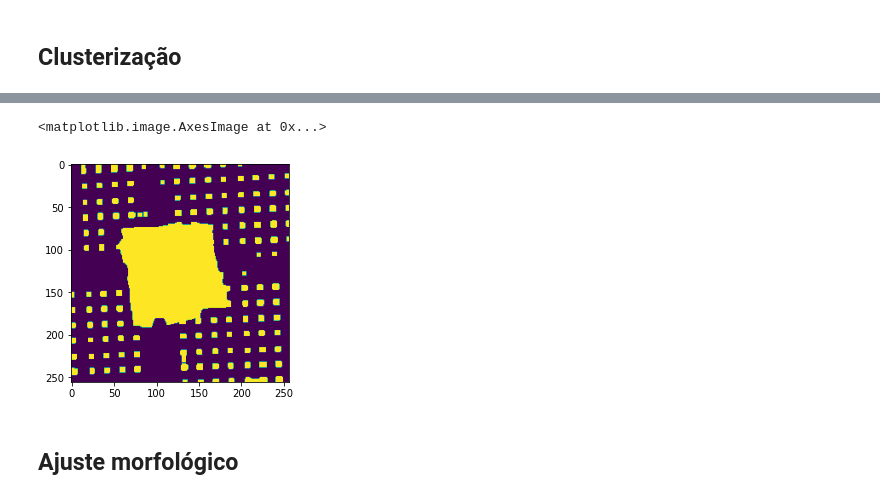
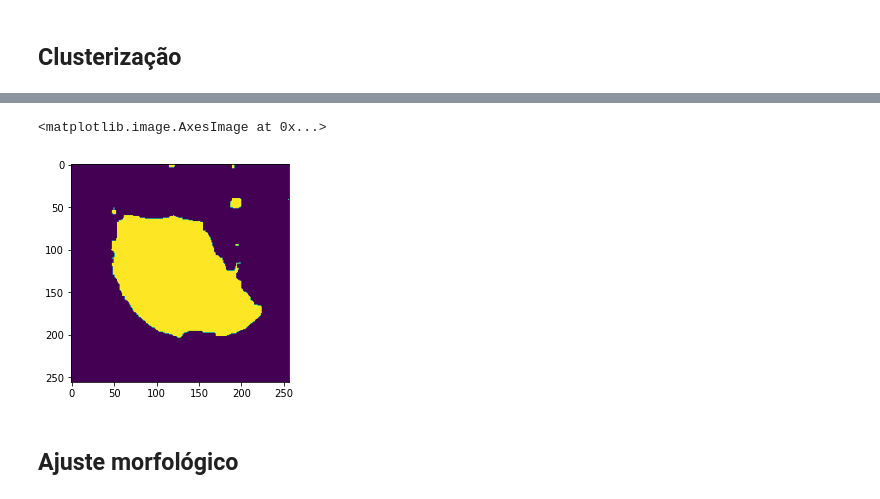
Before and after one commit to JairoSSantos/PAC-project, a Jupyter notebook: cnn/seg_tests.ipynb, the cells around one changed output, grey strips where cells are left out. Cells and saved outputs as stored; diff of their text form; code cells hidden in the pictures.

```diff
--- a/cnn/seg_tests.ipynb
+++ b/cnn/seg_tests.ipynb
@@ -194,0 +186,15 @@ axs[5].imshow(ndimage.maximum_filter(ndimage.minimum_filter(filim, size=9), size
+# %%
+data = im_var.flatten()
+km = cluster.KMeans(3)
+cluster_id = km.fit_predict(data.reshape(-1, 1))
+# %%
+min_bin = None
+f = 0
+for ii in np.unique(cluster_id):
+    subset = data[cluster_id == ii]
+    hist, bins, _ = plt.hist(subset, bins=50, label=ii)
+    if min_bin == None or bins.max() < min_bin:
+        min_bin = bins.max()
+        f = bins[:-1][hist == hist.min()]
+plt.legend()
+plt.show()
@@ -204,7 +226,8 @@ plt.imshow(img, cmap='gray')
 # %%
+#im = filters.farid(img)
 kn = (15, 15)
-im_mean = ndimage.uniform_filter(img, kn)
-im_sqr_mean = ndimage.uniform_filter(img**2, kn)
+im_mean = ndimage.uniform_filter(fourier_img, kn)
+im_sqr_mean = ndimage.uniform_filter(fourier_img**2, kn)
 im_var = ndimage.minimum_filter((im_sqr_mean - im_mean**2), (5, 5))
 plt.imshow(im_var, cmap='gray')
 # %% [output]
@@ -221,9 +244,10 @@ min_bin = None
 f = 0
 for ii in np.unique(cluster_id):
     subset = data[cluster_id == ii]
-    hist, bins, _ = plt.hist(subset, bins=50)
+    hist, bins, _ = plt.hist(subset, bins=50, label=ii)
     if min_bin == None or bins.max() < min_bin:
         min_bin = bins.max()
         f = bins[:-1][hist == hist.min()]
+plt.legend()
 plt.show()
 # %% [output]
@@ -239,9 +263,9 @@ plt.show()
 # %%
-imth = im_var < min_bin
+imth = np.logical_not(im_var < min_bin)
 plt.imshow(imth)
 # %% [output]
 <matplotlib.image.AxesImage at 0x...>
-[figure, old version]
+[figure, new version]
 # %% [markdown]
 ## Ajuste morfológico
 # %%
```
Also changed, not shown: parts of 38 cells of this notebook.
